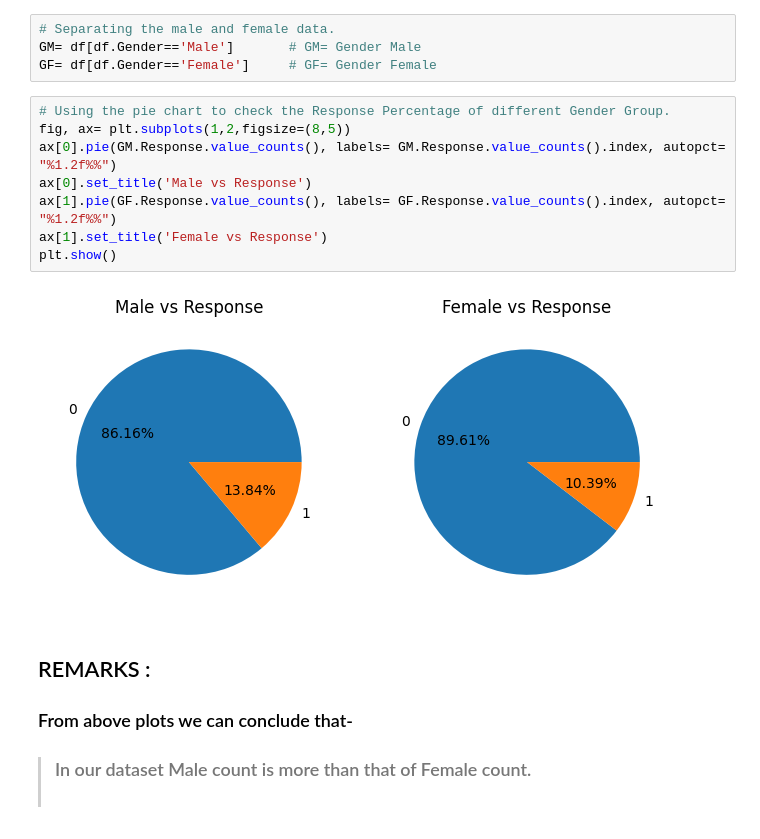
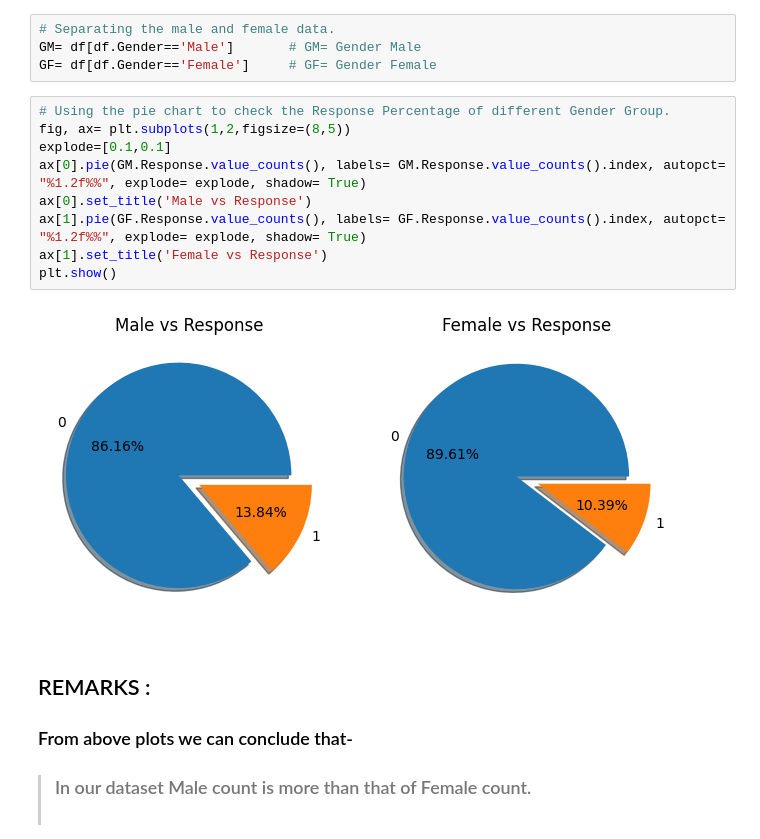
Before and after one commit to diptiranjan1998/Health-Insurance-Cross-Sell-Prediction, a Jupyter notebook: Health_Insurance_Cross_Sell_Prediction.ipynb, the cells around one changed output. Saved outputs shown, nothing was run; the diff lists cells and outputs as text.

```diff
--- a/Health_Insurance_Cross_Sell_Prediction.ipynb
+++ b/Health_Insurance_Cross_Sell_Prediction.ipynb
@@ -328,13 +328,14 @@ GF= df[df.Gender=='Female']     # GF= Gender Female
 # %%
 # Using the pie chart to check the Response Percentage of different Gender Group.
 fig, ax= plt.subplots(1,2,figsize=(8,5))
-ax[0].pie(GM.Response.value_counts(), labels= GM.Response.value_counts().index, autopct= "%1.2f%%")
+explode=[0.1,0.1]
+ax[0].pie(GM.Response.value_counts(), labels= GM.Response.value_counts().index, autopct= "%1.2f%%", explode= explode, shadow= True)
 ax[0].set_title('Male vs Response')
-ax[1].pie(GF.Response.value_counts(), labels= GF.Response.value_counts().index, autopct= "%1.2f%%")
+ax[1].pie(GF.Response.value_counts(), labels= GF.Response.value_counts().index, autopct= "%1.2f%%", explode= explode, shadow= True)
 ax[1].set_title('Female vs Response')
 plt.show()
 # %% [output]
-[figure, old version]
+[figure, new version]
 # %% [markdown]
 ## REMARKS :
 ### From above plots we can conclude that-
```
Also changed, not shown: parts of 13 cells of this notebook.
